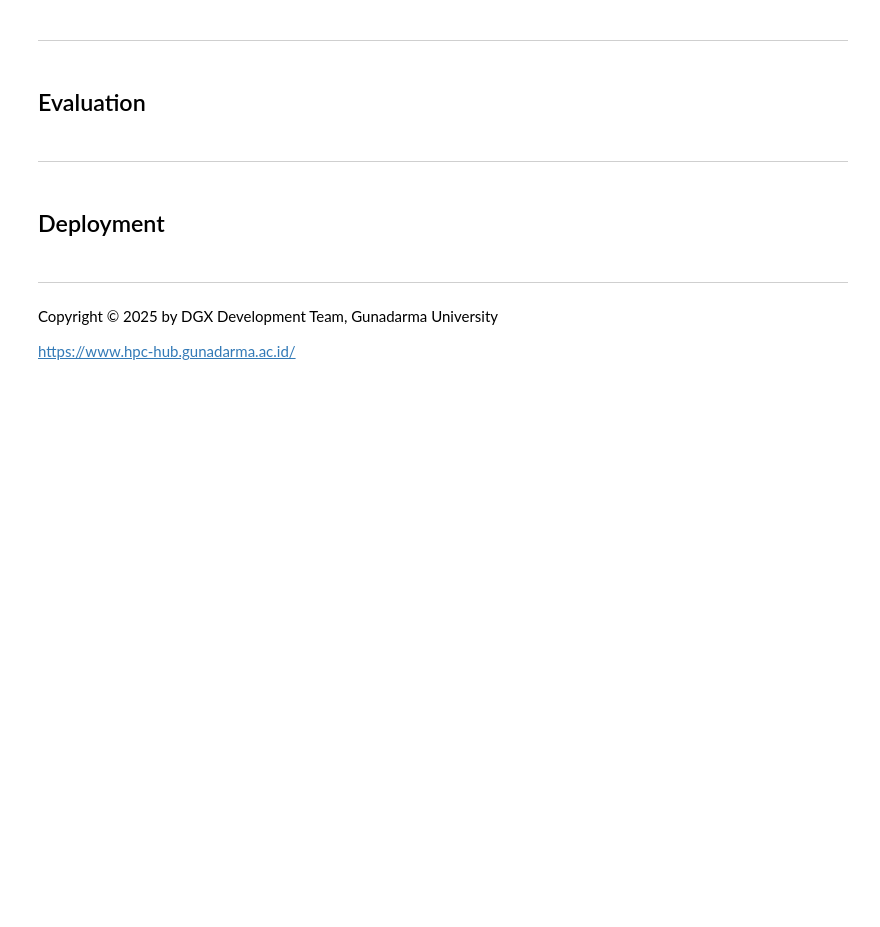
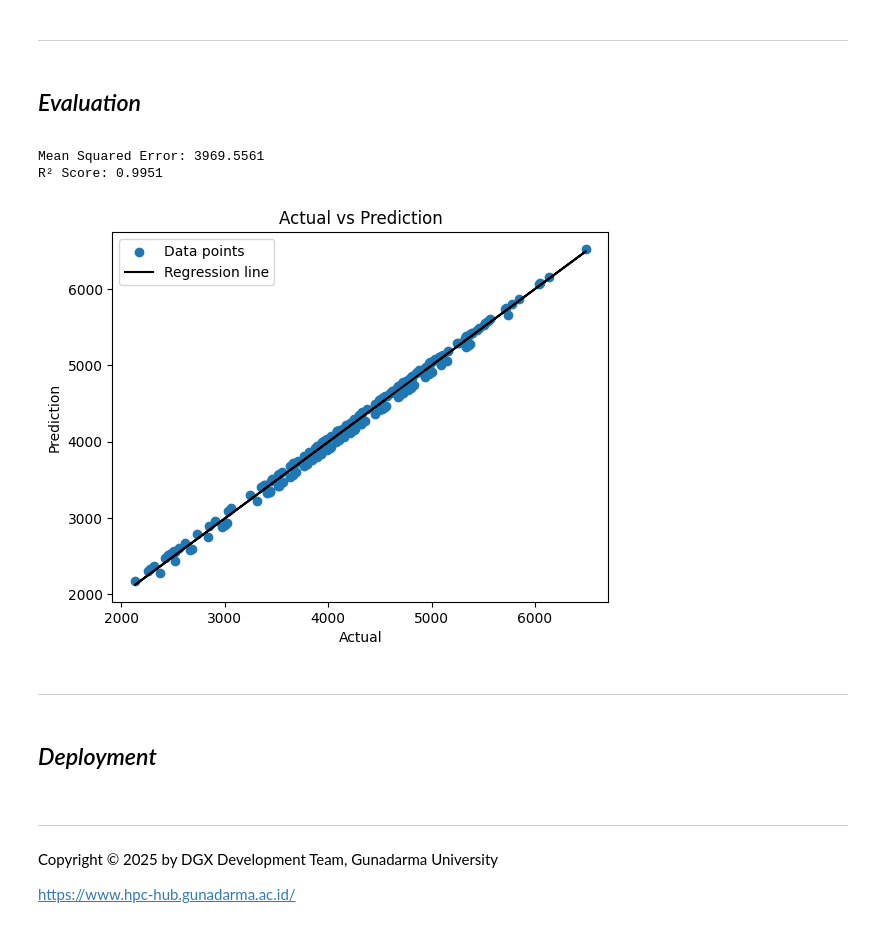
Before and after one commit to wicaksonohanif/FGD_ATA_2425_Regression, a Jupyter notebook: notebook/FGD_regrssion.ipynb, the cells around one changed output. Saved outputs shown, nothing was run; the diff lists cells and outputs as text; code cells hidden in the pictures; blank space fills up the shorter version.

```diff
--- a/notebook/FGD_regrssion.ipynb
+++ b/notebook/FGD_regrssion.ipynb
@@ -28,0 +332,4 @@
+# %%
+scaler = StandardScaler()
+X_train_scaled = scaler.fit_transform(X_train)
+X_test_scaled = scaler.transform(X_test)
@@ -32,0 +372,5 @@
+# %%
+lasso_cv = LassoCV(alphas=[0.001, 0.01, 0.1, 1, 10], cv=5)
+lasso_cv.fit(X_train_scaled, y_train)
+
+print("Best alpha:", lasso_cv.alpha_)
@@ -32,0 +379,3 @@
+# %%
+lasso_model = Lasso(alpha=0.01)
+lasso_model.fit(X_train_scaled, y_train)
@@ -32,0 +384,2 @@
+# %%
+y_pred = lasso_model.predict(X_test_scaled)
@@ -33,11 +401,33 @@
 # %% [markdown]
 <hr>
 # %% [markdown]
-<h2 id='ml'>Evaluation</h2>
+*<h2 id='ml'>Evaluation</h2>*
+# %%
+mse = mean_squared_error(y_test, y_pred)
+r2 = r2_score(y_test, y_pred)
+
+print(f"Mean Squared Error: {mse:.4f}")
+print(f"R² Score: {r2:.4f}")
+# %% [output]
+Mean Squared Error: 3969.5561
+R² Score: 0.9951
+# %%
+plt.scatter(y_test, y_pred, label='Data points')
+m, b = np.polyfit(y_test, y_pred, 1)
+plt.plot(y_test, m*y_test + b, color='black', label='Regression line')
+
+plt.xlabel("Actual")
+plt.ylabel("Prediction")
+plt.title("Actual vs Prediction")
+plt.legend()
+
+plt.show()
+# %% [output]
+[figure, added]
 # %% [markdown]
 <hr>
 # %% [markdown]
-<h2 id='ml'>Deployment</h2>
+*<h2 id='ml'>Deployment</h2>*
 # %% [markdown]
 
 
```
Also changed, not shown: parts of 51 cells of this notebook.
